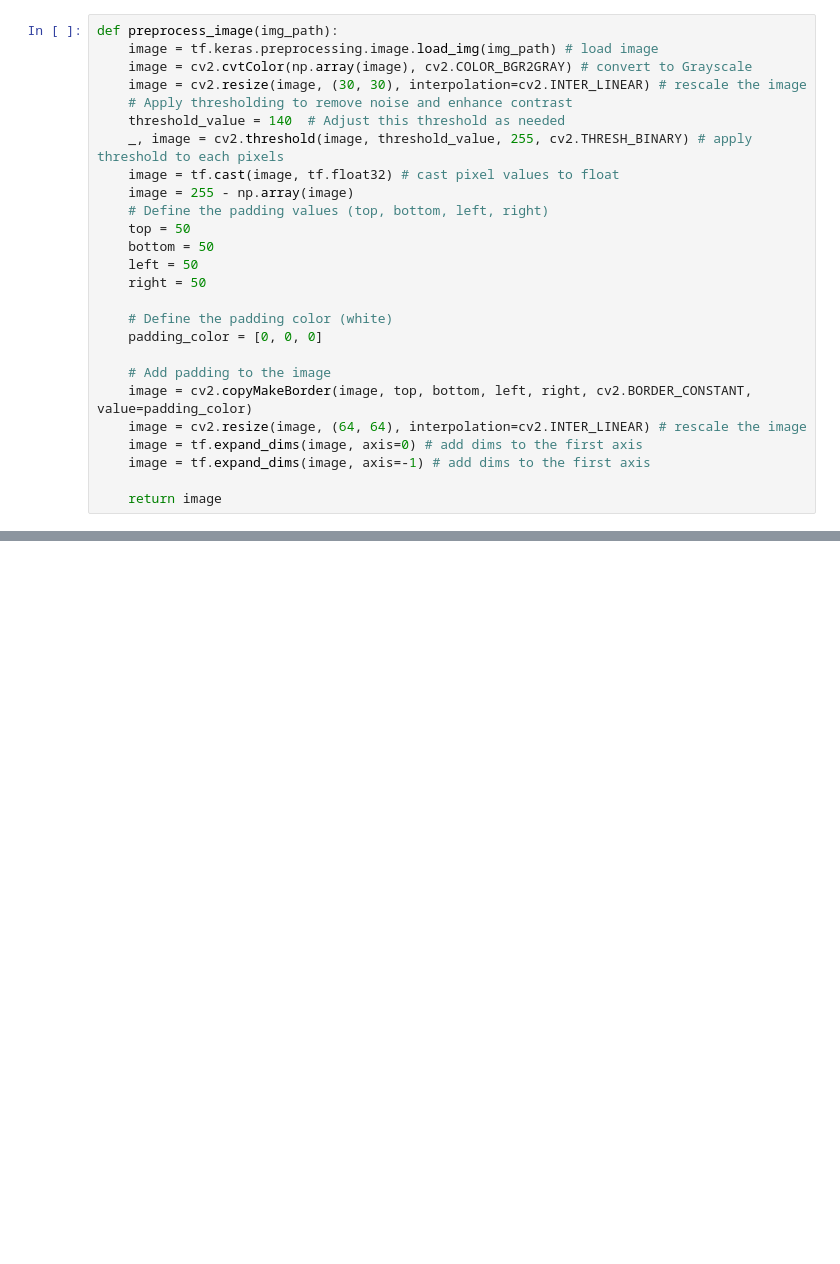
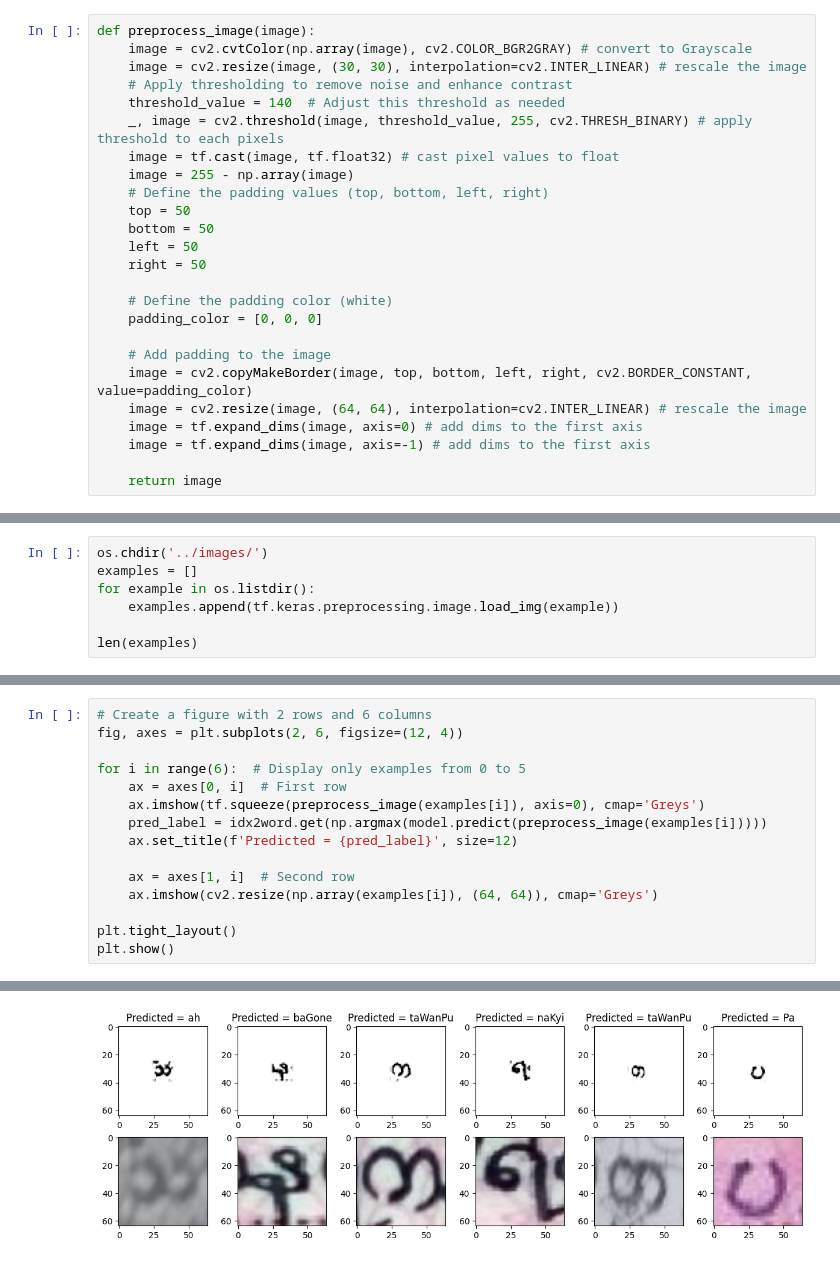
Before and after one commit to Sann-Htet/Burmese-Character-Classification, a Jupyter notebook: notebooks/test.ipynb, the cells around one changed output, grey strips where cells are left out. Cells and saved outputs as stored; diff of their text form; blank space fills up the shorter version.

```diff
--- a/notebooks/test.ipynb
+++ b/notebooks/test.ipynb
@@ -18,7 +47,6 @@ model = tf.keras.models.load_model('../model')
 Skipping registering GPU devices...
 # %%
-def preprocess_image(img_path):
-    image = tf.keras.preprocessing.image.load_img(img_path) # load image
+def preprocess_image(image):
     image = cv2.cvtColor(np.array(image), cv2.COLOR_BGR2GRAY) # convert to Grayscale
     image = cv2.resize(image, (30, 30), interpolation=cv2.INTER_LINEAR) # rescale the image
     # Apply thresholding to remove noise and enhance contrast
@@ -46,0 +75,7 @@ preprocess_image('../')
+# %%
+os.chdir('../images/')
+examples = []
+for example in os.listdir():
+    examples.append(tf.keras.preprocessing.image.load_img(example))
+
+len(examples)
@@ -46,0 +84,16 @@ preprocess_image('../')
+# %%
+# Create a figure with 2 rows and 6 columns
+fig, axes = plt.subplots(2, 6, figsize=(12, 4))
+
+for i in range(6):  # Display only examples from 0 to 5
+    ax = axes[0, i]  # First row
+    ax.imshow(tf.squeeze(preprocess_image(examples[i]), axis=0), cmap='Greys')
+    pred_label = idx2word.get(np.argmax(model.predict(preprocess_image(examples[i]))))
+    ax.set_title(f'Predicted = {pred_label}', size=12)
+
+    ax = axes[1, i]  # Second row
+    ax.imshow(cv2.resize(np.array(examples[i]), (64, 64)), cmap='Greys')
+
+plt.tight_layout()
+plt.show()
+# %% [output]
@@ -46,0 +106 @@ preprocess_image('../')
+[figure, added]
```
Also changed, not shown: parts of 7 cells of this notebook, 7 other files.
